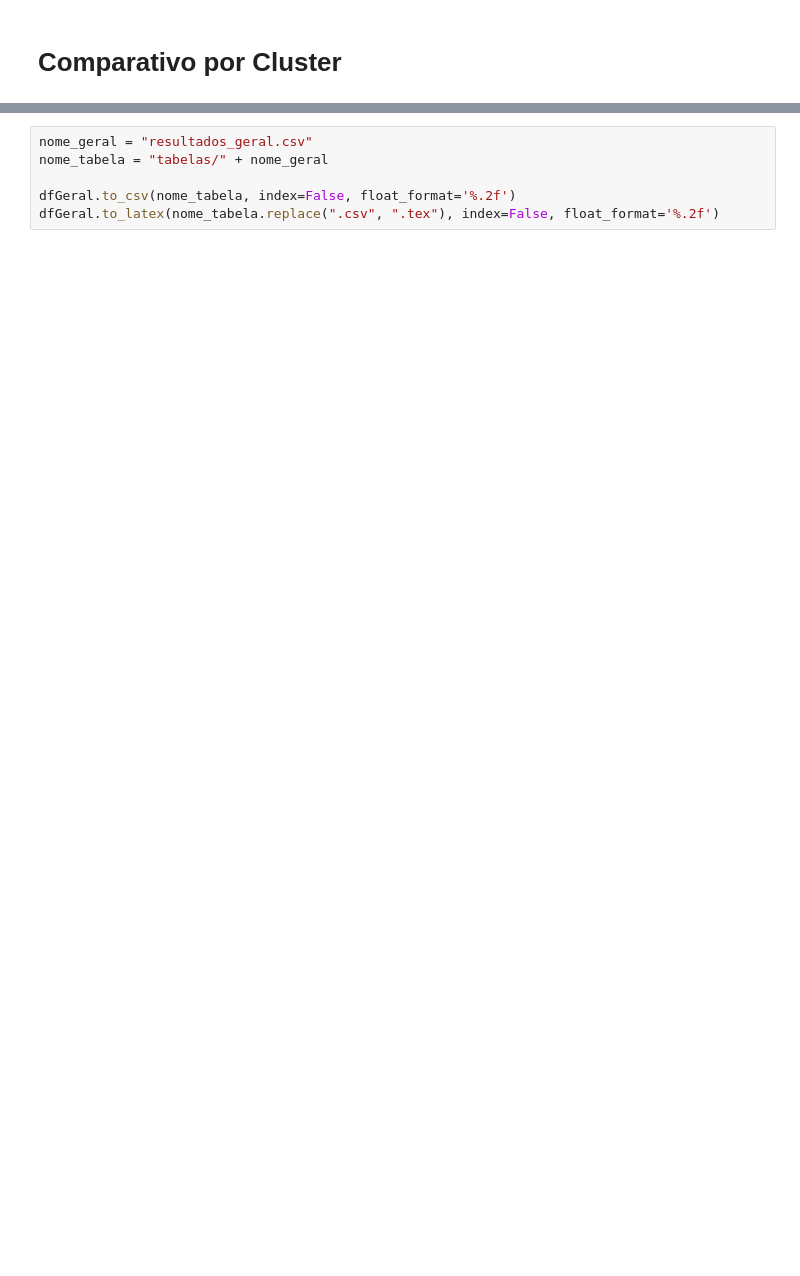
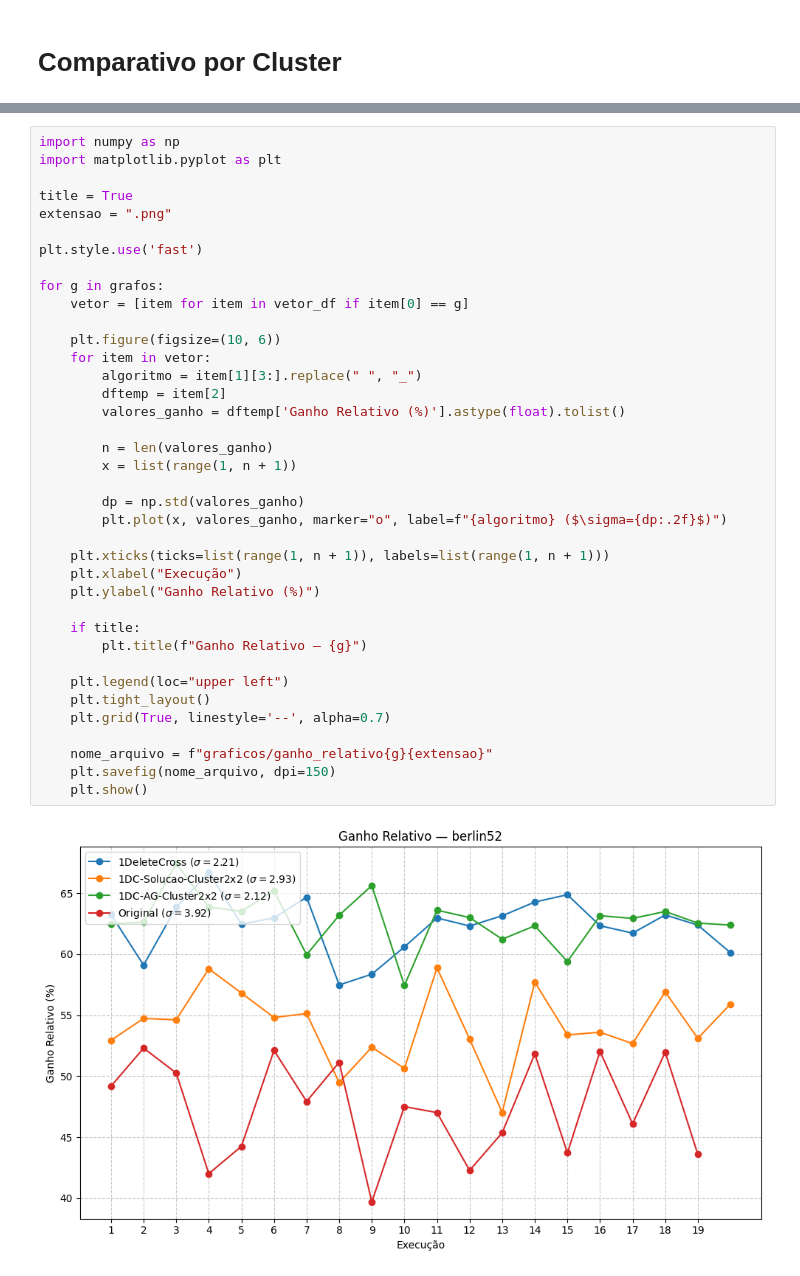
Before and after one commit to brunomaion/T2-MOA-AG, a Jupyter notebook: analise.ipynb, the cells around one changed output, grey strips where cells are left out. Cells and saved outputs as stored; diff of their text form; blank space fills up the shorter version.

```diff
--- a/analise.ipynb
+++ b/analise.ipynb
@@ -101,6 +111,40 @@ for g in grafos:
-# %%
-nome_geral = "resultados_geral.csv"
-nome_tabela = "tabelas/" + nome_geral
-
-dfGeral.to_csv(nome_tabela, index=False, float_format='%.2f')
-dfGeral.to_latex(nome_tabela.replace(".csv", ".tex"), index=False, float_format='%.2f')
+# %%
+import numpy as np
+import matplotlib.pyplot as plt
+
+title = True
+extensao = ".png"
+
+plt.style.use('fast')
+
+for g in grafos:
+    vetor = [item for item in vetor_df if item[0] == g]
+
+    plt.figure(figsize=(10, 6))
+    for item in vetor:
+        algoritmo = item[1][3:].replace(" ", "_")
+        dftemp = item[2]
+        valores_ganho = dftemp['Ganho Relativo (%)'].astype(float).tolist()
+
+        n = len(valores_ganho)
+        x = list(range(1, n + 1))
+
+        dp = np.std(valores_ganho)
+        plt.plot(x, valores_ganho, marker="o", label=f"{algoritmo} ($\sigma={dp:.2f}$)")
+
+    plt.xticks(ticks=list(range(1, n + 1)), labels=list(range(1, n + 1)))
+    plt.xlabel("Execução")
+    plt.ylabel("Ganho Relativo (%)")
+
+    if title:
+        plt.title(f"Ganho Relativo — {g}")
+
+    plt.legend(loc="upper left")
+    plt.tight_layout()
+    plt.grid(True, linestyle='--', alpha=0.7)
+
+    nome_arquivo = f"graficos/ganho_relativo{g}{extensao}"
+    plt.savefig(nome_arquivo, dpi=150)
+    plt.show()
+# %% [output]
+[figure, added]
```
Also changed, not shown: parts of 3 cells of this notebook, 10 other files.
